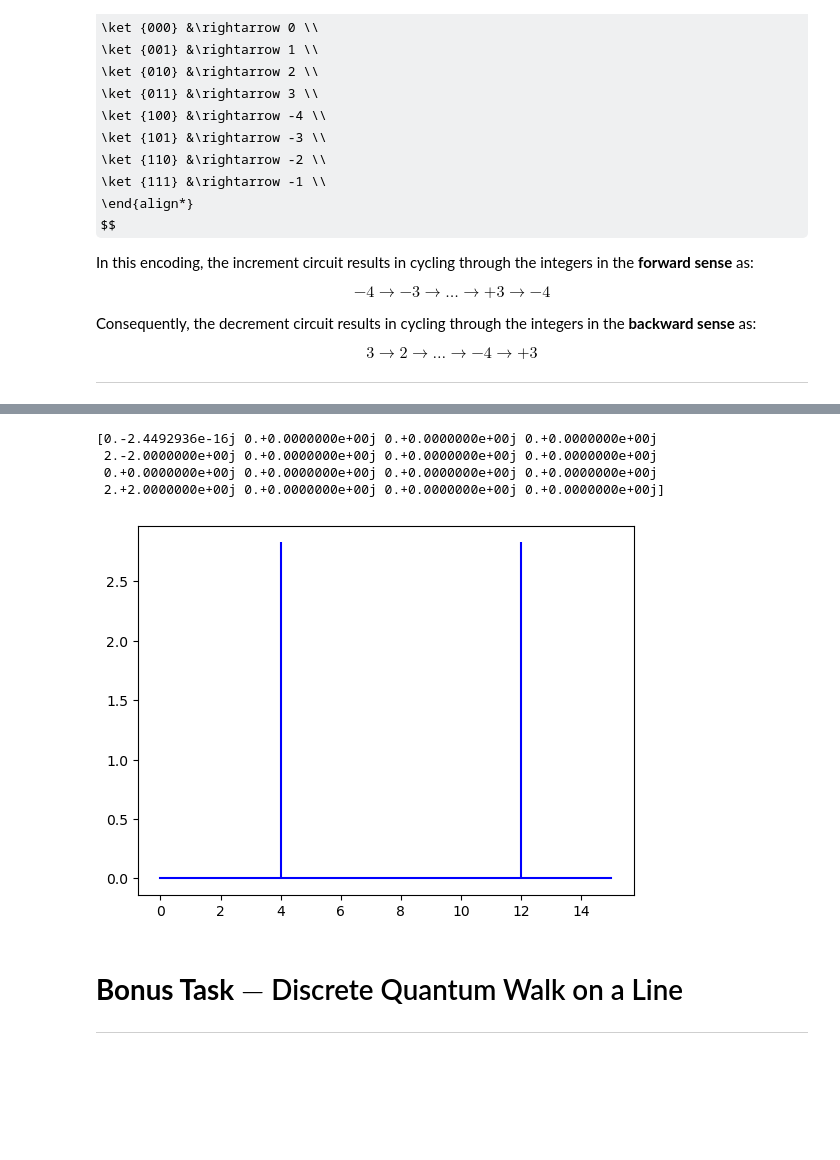
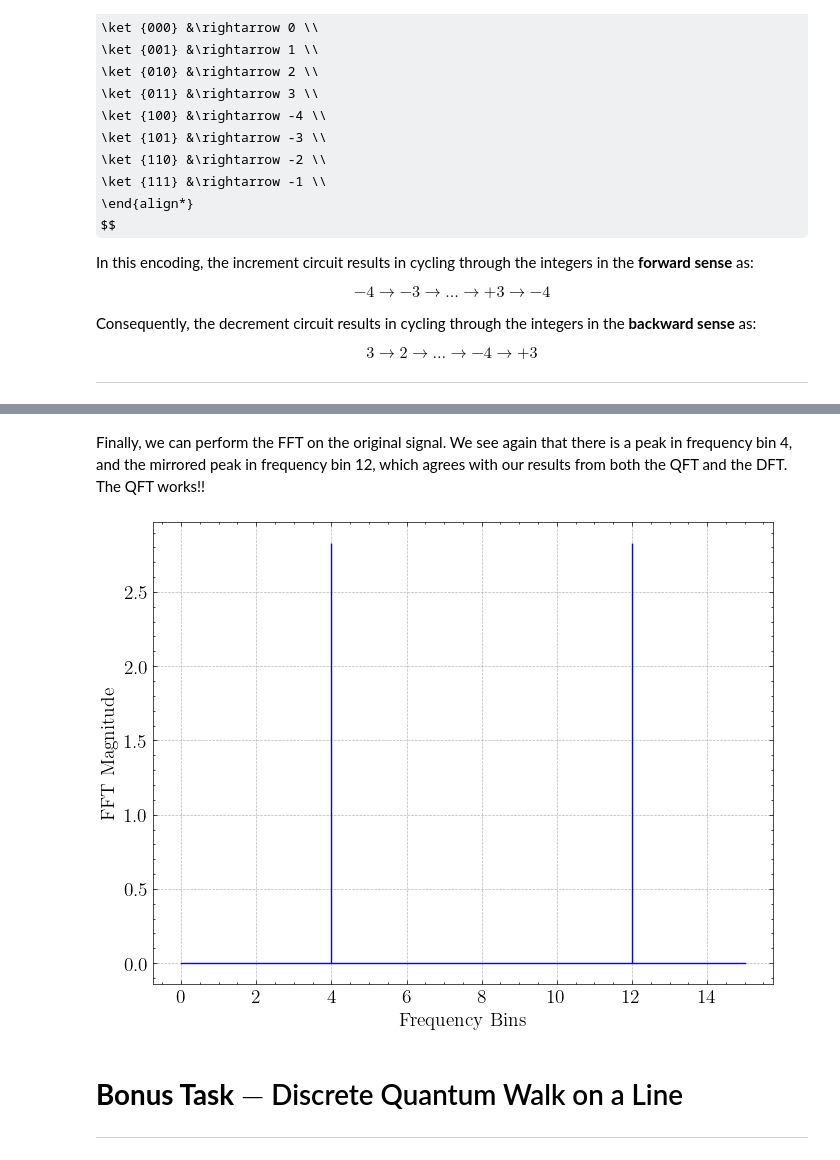
Before and after one commit to ScottMcHaffie/DD2367_Projects, a Jupyter notebook: DD2367_Assignment3.ipynb, the cells around one changed output, grey strips where cells are left out. Cells and saved outputs as stored; diff of their text form; code cells hidden in the pictures; some formulas as TeX source; blank space fills up the shorter version.

```diff
--- a/DD2367_Assignment3.ipynb
+++ b/DD2367_Assignment3.ipynb
@@ -376,17 +400,20 @@ plt.show()
-# %%
-# for fft using np
-fft_result = np.fft.fft(signal_sv)
-print (fft_result)
-
-plt.stem(freq, abs(X), 'b', \
-         markerfmt=" ", basefmt="-b")
-plt.show()
-# %% [output]
-[0.-2.4492936e-16j 0.+0.0000000e+00j 0.+0.0000000e+00j 0.+0.0000000e+00j
- 2.-2.0000000e+00j 0.+0.0000000e+00j 0.+0.0000000e+00j 0.+0.0000000e+00j
- 0.+0.0000000e+00j 0.+0.0000000e+00j 0.+0.0000000e+00j 0.+0.0000000e+00j
- 2.+2.0000000e+00j 0.+0.0000000e+00j 0.+0.0000000e+00j 0.+0.0000000e+00j]
-[figure, removed]
+# %% [markdown]
+Finally, we can perform the FFT on the original signal. We see again that there is a peak in frequency bin 4, and the mirrored peak in frequency bin 12, which agrees with our results from both the QFT and the DFT. The QFT works!!
+# %%
+# do the fft, using 16 frequency bins
+fft_result = np.fft.fft(np.real(signal_sv))
+# fft_freq = np.fft.fftfreq(len(signal), d=1/16)  # d=1 sample spacing
+bins = np.arange(len(signal_sv))
+
+# Plot
+plt.figure(figsize=(8,6))
+plt.stem(bins, np.abs(fft_result), 'b', \
+         markerfmt=" ", basefmt="-b")
+plt.xlabel("Frequency Bins"); plt.ylabel("FFT Magnitude")
+plt.grid(True)
+plt.show()
+# %% [output]
+[figure, added]
 # %% [markdown]
 # **Bonus Task** $-$ Discrete Quantum Walk on a Line
 
```
Also changed, not shown: parts of 27 cells of this notebook.
